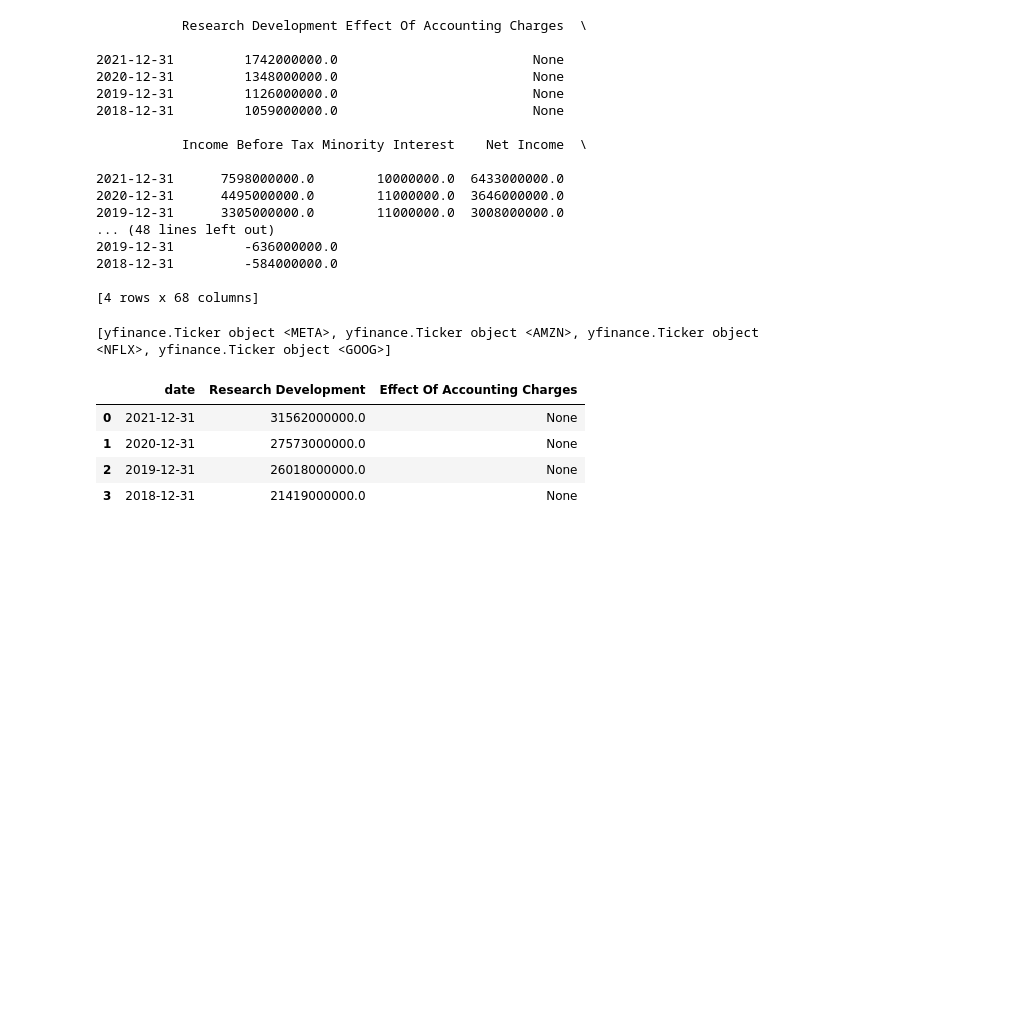
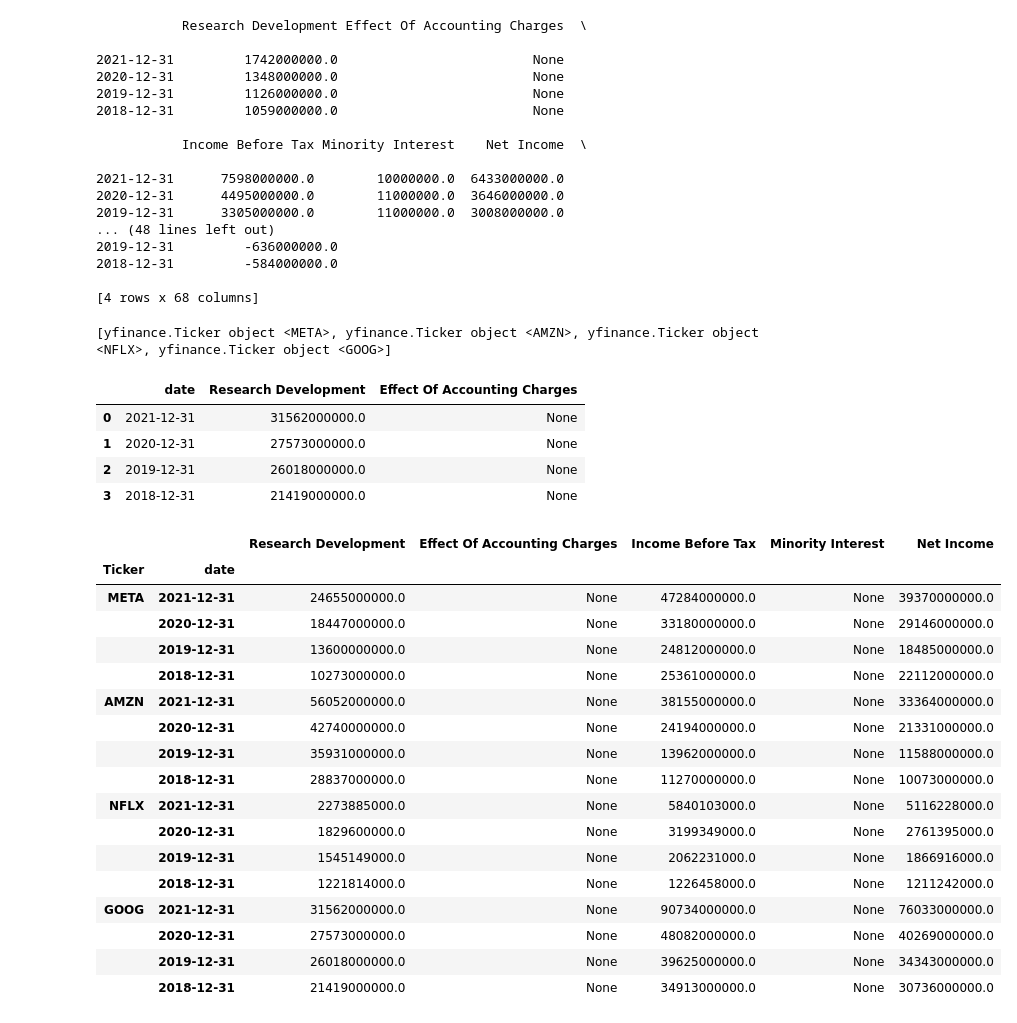
Before and after one commit to shoaibwaheed/finance, a Jupyter notebook: stock_data.ipynb, the cells around one changed output. Drawn from its saved outputs; the diff is of its cells as text; code cells hidden in the pictures; blank space fills up the shorter version.

```diff
--- a/stock_data.ipynb
+++ b/stock_data.ipynb
@@ -169,3 +167,30 @@ data.iloc[:,:3]
 | 1 | 2020-12-31 | 27573000000.0 | None |
 | 2 | 2019-12-31 | 26018000000.0 | None |
 | 3 | 2018-12-31 | 21419000000.0 | None |
+# %%
+parser = pd.io.parsers.base_parser.ParserBase({'usecols':None})
+# %%
+for df in dfs:
+  df.columns = parser._maybe_dedup_names(df.columns)
+df = pd.concat(dfs,ignore_index =True)
+df = df.set_index(['Ticker','date'])
+df.iloc[:,:5]
+# %% [output]
+|  |  | Research Development | Effect Of Accounting Charges | Income Before Tax | Minority Interest | Net Income |
+| Ticker | date |  |  |  |  |  |
+| META | 2021-12-31 | 24655000000.0 | None | 47284000000.0 | None | 39370000000.0 |
+|  | 2020-12-31 | 18447000000.0 | None | 33180000000.0 | None | 29146000000.0 |
+|  | 2019-12-31 | 13600000000.0 | None | 24812000000.0 | None | 18485000000.0 |
+|  | 2018-12-31 | 10273000000.0 | None | 25361000000.0 | None | 22112000000.0 |
+| AMZN | 2021-12-31 | 56052000000.0 | None | 38155000000.0 | None | 33364000000.0 |
+|  | 2020-12-31 | 42740000000.0 | None | 24194000000.0 | None | 21331000000.0 |
+|  | 2019-12-31 | 35931000000.0 | None | 13962000000.0 | None | 11588000000.0 |
+|  | 2018-12-31 | 28837000000.0 | None | 11270000000.0 | None | 10073000000.0 |
+| NFLX | 2021-12-31 | 2273885000.0 | None | 5840103000.0 | None | 5116228000.0 |
+|  | 2020-12-31 | 1829600000.0 | None | 3199349000.0 | None | 2761395000.0 |
+|  | 2019-12-31 | 1545149000.0 | None | 2062231000.0 | None | 1866916000.0 |
+|  | 2018-12-31 | 1221814000.0 | None | 1226458000.0 | None | 1211242000.0 |
+| GOOG | 2021-12-31 | 31562000000.0 | None | 90734000000.0 | None | 76033000000.0 |
+|  | 2020-12-31 | 27573000000.0 | None | 48082000000.0 | None | 40269000000.0 |
+|  | 2019-12-31 | 26018000000.0 | None | 39625000000.0 | None | 34343000000.0 |
+|  | 2018-12-31 | 21419000000.0 | None | 34913000000.0 | None | 30736000000.0 |
```
Also changed, not shown: parts of 19 cells of this notebook.
